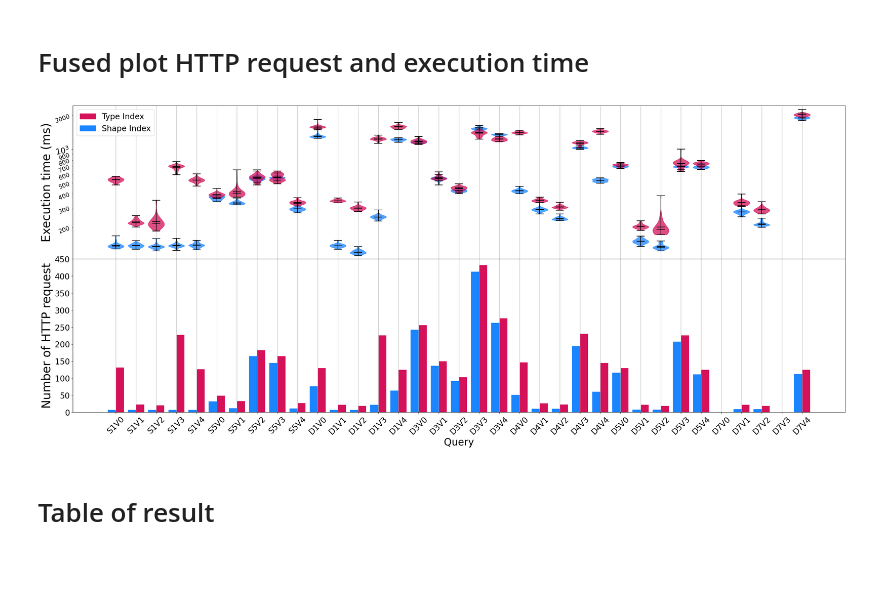
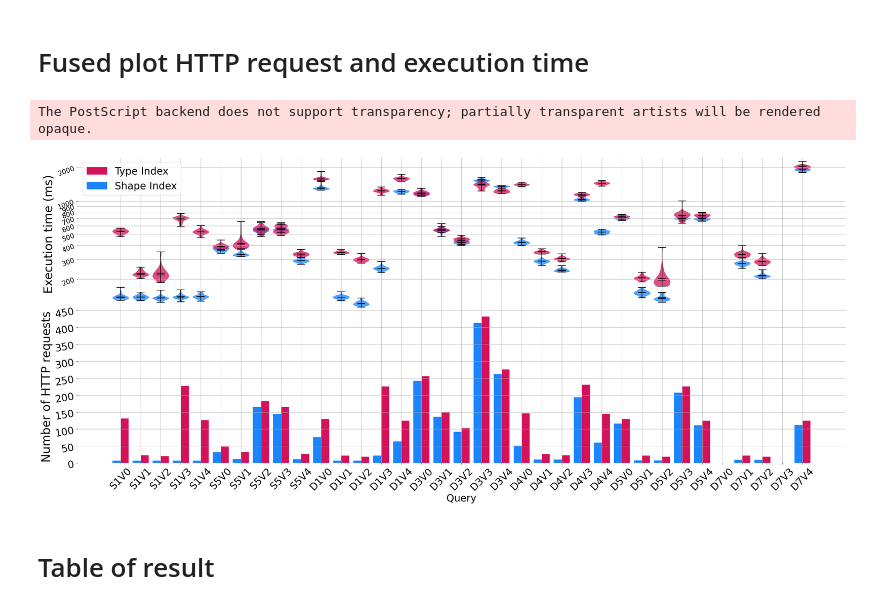
Before and after one commit to constraintAutomaton/amw_shape_index_results, a Jupyter notebook: result/analysis.ipynb, the cells around one changed output. Drawn from its saved outputs; the diff is of its cells as text; code cells hidden in the pictures; blank space fills up the shorter version.

Commit message:
figure updated

```diff
--- a/result/analysis.ipynb
+++ b/result/analysis.ipynb
@@ -565,11 +566,19 @@ queries = [
     #["queries/parsed/interactive-complex-8.sparql.json", "C8V"],
 ]
 # %%
+thickSize = 17
 fig, axs = plt.subplots(2, 1, sharex=True)
 fig.subplots_adjust(hspace=0)
 number = 35
 ratio = 6/15
 fig.set_size_inches(number, number*ratio)
+
+for ax in axs.flatten():
+    # Loop through each spine and set its visibility to False
+    for pos in ['right', 'top', 'bottom', 'left']:
+        ax.spines[pos].set_visible(False)
+
+axs[0].spines['bottom'].set_visible(True)
 
 yaxisIndexes = np.arange(50, 2500, 200)
 ratio = 6/15
@@ -583,13 +592,17 @@ axs[0].set_xticks(xticks)
 xtickLabel = []
 for _,label in queries:
     xtickLabel+= ["{}{}".format(label, i) for i in range(0,5)]
-axs[0].set_xticklabels(xtickLabel, fontsize=15)
-axs[0].tick_params(axis='y', labelsize=20, rotation=10)
-axs[0].yaxis.set_minor_formatter(FormatStrFormatter("%.0f"))
-axs[0].tick_params(axis='y', which='minor', labelsize=15, rotation=20)
+axs[0].set_xticklabels(xtickLabel, fontsize=thickSize)
+axs[0].tick_params(axis='y', labelsize=thickSize, rotation=20)
+
+axs[0].yaxis.set_major_formatter(ScalarFormatter())
+axs[0].yaxis.set_minor_formatter(ScalarFormatter())
+
+axs[0].tick_params(axis='y', which='minor', labelsize=thickSize, rotation=20)
 
 axs[0].set_ylabel("Execution time (ms)", fontsize=30)
-axs[0].grid(axis="x")
+axs[0].grid(which='minor')
+axs[0].grid()
 
 indexes =  np.linspace(0, 5, 5)
 initialIndex = np.linspace(0, 5, 5)
@@ -598,38 +611,42 @@ for query,_ in queries:
     indexes = np.arange(indexes[-1]+1.25, indexes[-1]+6.25+0.1, 1.25)
 
 
 yaxisIndexes = np.arange(0, 500, 50)
 axs[1].set_yticks(yaxisIndexes)
 axs[1].set_ylim(bottom=0)
-axs[1].grid(axis="x")
+axs[1].grid()
 
 xticks = [1.25*i for i in range(0,5*len(queries))]
 axs[1].set_xticks(xticks)
 xtickLabel = []
 for _,label in queriesHttpRequests:
     xtickLabel+= ["{}{}".format(label, i) for i in range(0,5)]
-axs[1].set_xticklabels(xtickLabel, fontsize=20, rotation=45)
-axs[1].tick_params(axis='y', labelsize=20, rotation=45)
+axs[1].set_xticklabels(xtickLabel, fontsize=thickSize*1.5, rotation=45)
+axs[1].tick_params(axis='y', labelsize=thickSize*1.5, rotation=10)
 
 axs[1].set_xlabel("Query", fontsize=25)
 axs[1].set_ylabel("Number of HTTP requests", fontsize=30)
 
 indexes =  np.linspace(0, 5, 5)
 initialIndex = np.linspace(0, 5, 5)
 
 for query,_ in queriesHttpRequests:
     appendPlotHttpRequest(axs[1], query, indexes, False)
     indexes = np.arange(indexes[-1]+1.25, indexes[-1]+6.25+0.1, 1.25)
 
 typeIndexPatch = mpatches.Patch(color='#D41159', label='Type Index')
 shapeIndexPath = mpatches.Patch(color='#1A85FF', label='Shape Index')
 
-axs[0].legend(handles=[typeIndexPatch, shapeIndexPath], prop={'size': 20})
+axs[0].legend(handles=[typeIndexPatch, shapeIndexPath], prop={'size': thickSize*1.5})
 
 pathCombinedPlot = os.path.join(figureFolder,"combined.svg")
 fig.savefig(pathCombinedPlot)
+
+pathCombinedPlot = os.path.join(figureFolder,"combined.eps")
+fig.savefig(pathCombinedPlot, format='eps')
 # %% [output]
+The PostScript backend does not support transparency; partially transparent artists will be rendered opaque.
-[figure, old version]
+[figure, new version]
 # %% [markdown]
 # Table of result
 # %% [markdown]
```
Also changed, not shown: parts of 1 cell of this notebook, 6 other files.
